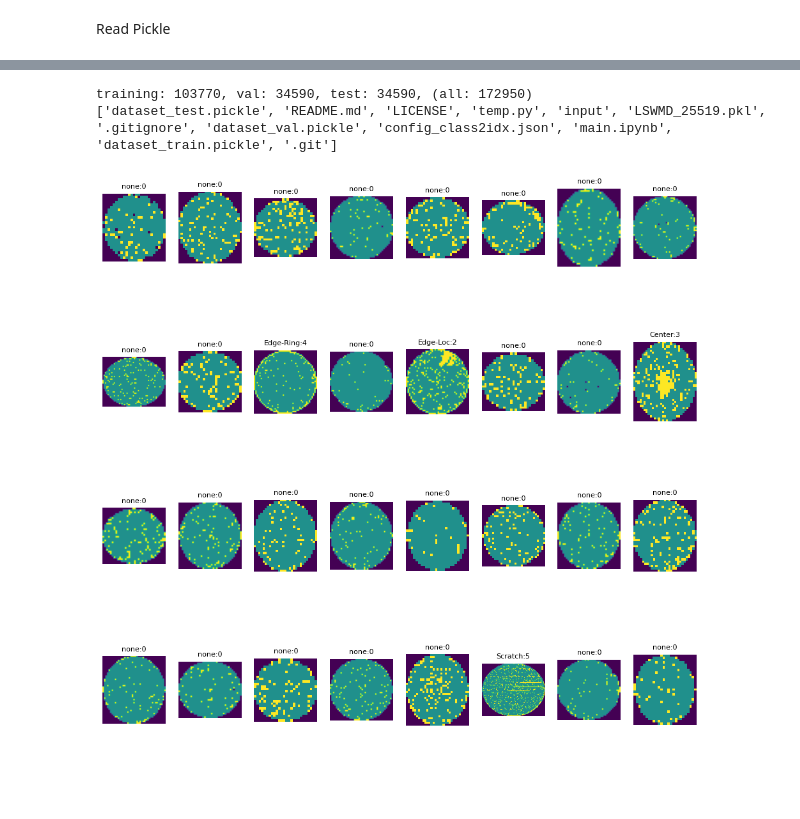
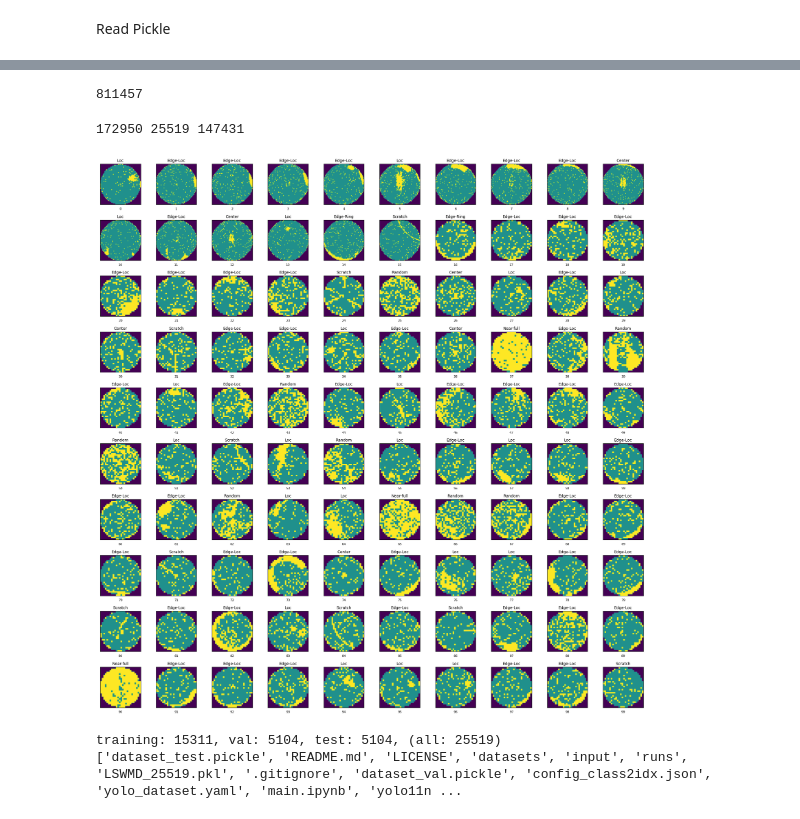
Before and after one commit to davidguo123456/Wafer-Defect-CNN, a Jupyter notebook: main.ipynb, the cells around one changed output, grey strips where cells are left out. Drawn from its saved outputs; the diff is of its cells as text; code cells hidden in the pictures; blank space fills up the shorter version.

Commit message:
Update gitignore, notebook, update preprocessing and sized all to 300x300

```diff
--- a/main.ipynb
+++ b/main.ipynb
@@ -107,6 +63,58 @@ Name: count, dtype: int64
+# %%
+tol_wafers = df.shape[0]
+print(tol_wafers)
+# %% [output]
+811457
+# %%
+df_withlabel = df[(df['failureNum']>=0) & (df['failureNum']<=8)]
+df_withlabel =df_withlabel.reset_index()
+df_withpattern = df[(df['failureNum']>=0) & (df['failureNum']<=7)]
+df_withpattern = df_withpattern.reset_index()
+df_nonpattern = df[(df['failureNum']==8)]
+print(df_withlabel.shape[0], df_withpattern.shape[0], df_nonpattern.shape[0])
+# %% [output]
+172950 25519 147431
+# %%
+df_withpattern["encoded_labels"] = df_withpattern["failureType"].replace(mapping_type)
+# %%
+# resize all to 300 x 300
+
+def resize_wafer_map(wafer_map, size=(300, 300)):
+    """
+    Resize a 2D wafer map to the specified size.
+    :param wafer_map: 2D numpy array representing the wafer map.
+    :param size: Tuple indicating the target size (width, height).
+    :return: Resized wafer map as a 2D numpy array.
+    """
+    # Ensure the wafer map is a numpy array
+    wafer_map = np.array(wafer_map)
+
+    # Use OpenCV to resize
+    resized_map = cv2.resize(wafer_map, size, interpolation=cv2.INTER_AREA)
+
+    return resized_map
+
+for idx, item in df_withpattern.iterrows():
+        wafer_map = item['waferMap']  # Extract the wafer map
+        resized_map = resize_wafer_map(wafer_map)
+        df_withpattern.at[idx, 'waferMap'] = resized_map  # Update the wafer map in the data
+# %%
+fig, ax = plt.subplots(nrows = 10, ncols = 10, figsize=(20, 20))
+ax = ax.ravel(order='C')
+for i in range(100):
+    img = df_withpattern.waferMap[i]
+    ax[i].imshow(img)
+    ax[i].set_title(df_withpattern.failureType[i][0][0], fontsize=10)
+    ax[i].set_xlabel(df_withpattern.index[i], fontsize=8)
+    ax[i].set_xticks([])
+    ax[i].set_yticks([])
+plt.tight_layout()
+plt.show()
+# %% [output]
+[figure, added]
 # %%
-train_data_length = int(0.8*len(df_with_label))
-df_with_label = df_with_label.sample(frac=1, random_state=2)
+train_data_length = int(0.8*len(df_withpattern))
+df_with_label = df_withpattern.sample(frac=1, random_state=2)
 df_train, df_test = df_with_label[:train_data_length], df_with_label[train_data_length:]
 df_train.reset_index(inplace=True, drop=True)
 df_test.reset_index(inplace=True, drop=True)
@@ -121,16 +129,5 @@ df_val.to_pickle("dataset_val.pickle")
 df_test.to_pickle("dataset_test.pickle")
 print(os.listdir())
 # %% [output]
-training: 103770, val: 34590, test: 34590, (all: 172950)
-['dataset_test.pickle', 'README.md', 'LICENSE', 'temp.py', 'input', 'LSWMD_25519.pkl', '.gitignore', 'dataset_val.pickle', 'config_class2idx.json', 'main.ipynb', 'dataset_train.pickle', '.git']
+training: 15311, val: 5104, test: 5104, (all: 25519)
+['dataset_test.pickle', 'README.md', 'LICENSE', 'datasets', 'input', 'runs', 'LSWMD_25519.pkl', '.gitignore', 'dataset_val.pickle', 'config_class2idx.json', 'yolo_dataset.yaml', 'main.ipynb', 'yolo11n ...
-# %%
-idx2class = {v: k for k, v in class2idx.items()}
-batch_size = 32
-plt.figure(figsize=(12,12))
-for i in range(batch_size):
-    ax = plt.subplot(4, 8, i+1)
-    ax.axis("off")
-    ax.imshow(df_train["waferMap"][i])
-    ax.set_title(f'{idx2class[df_train["encoded_labels"][i]]}:{str(df_train["encoded_labels"][i])}', fontsize=8)
-# %% [output]
-[figure, removed]
```
Also changed, not shown: parts of 10 cells of this notebook, 1 other file.
